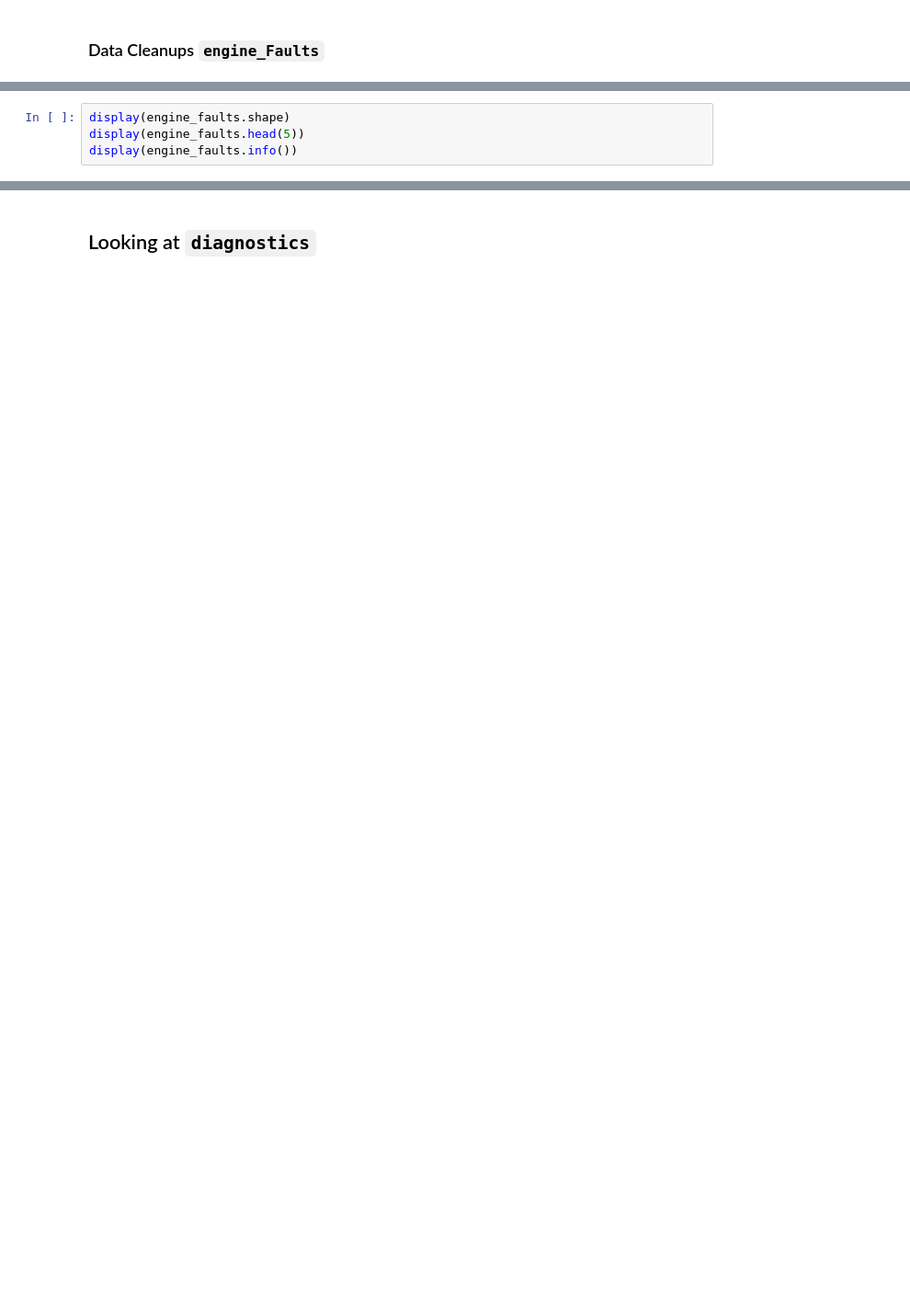
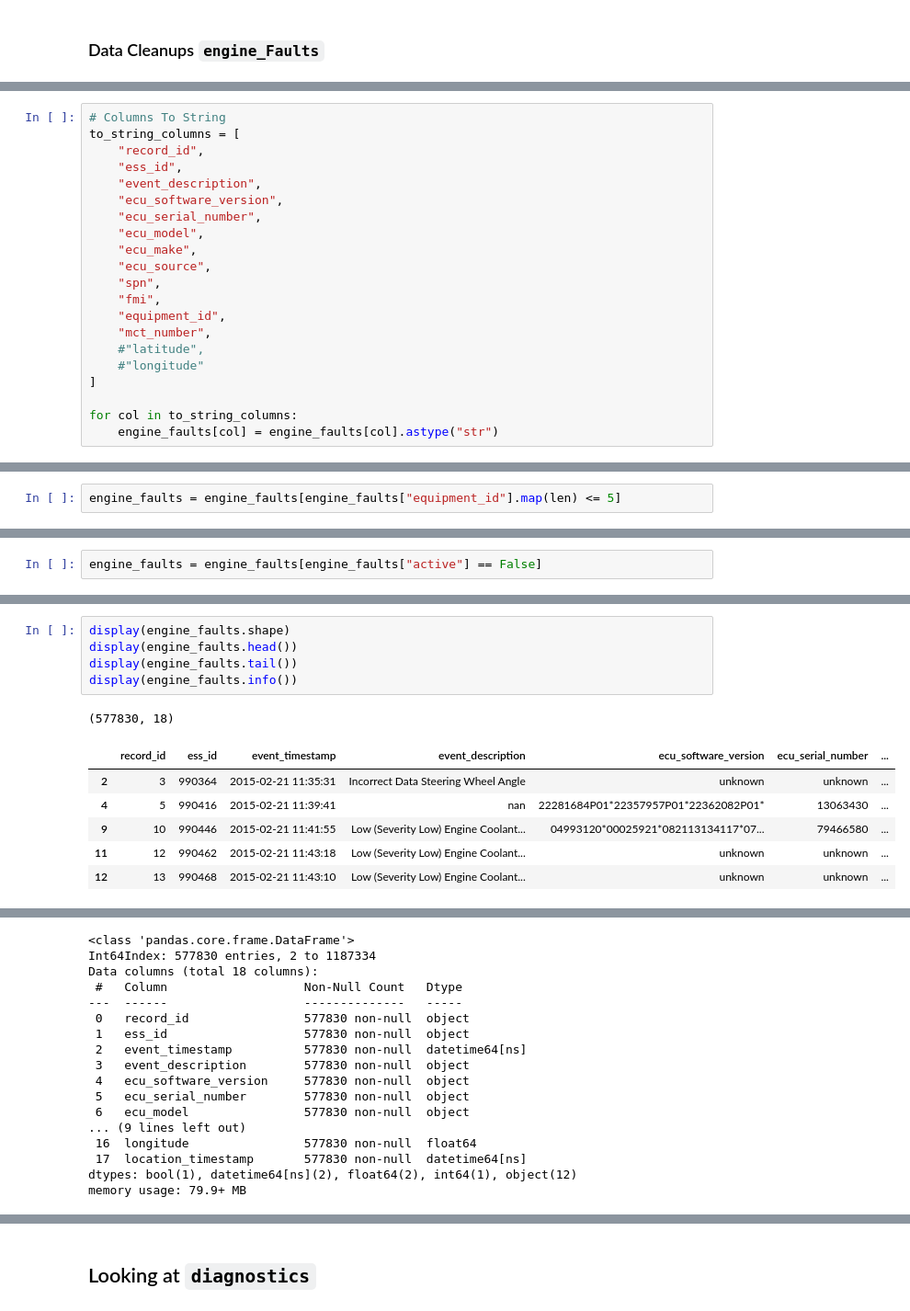
Before and after one commit to dailyp/big_g_express-go_big_g, a Jupyter notebook: notebooks/Data-Exploration.ipynb, the cells around one changed output, grey strips where cells are left out. Shown at 92% size. Cells and saved outputs as stored; diff of their text form; blank space fills up the shorter version.

```diff
--- a/notebooks/Data-Exploration.ipynb
+++ b/notebooks/Data-Exploration.ipynb
@@ -117,0 +121,21 @@ display(engine_faults.info())
+# %%
+# Columns To String
+to_string_columns = [
+    "record_id",
+    "ess_id",
+    "event_description",
+    "ecu_software_version",
+    "ecu_serial_number",
+    "ecu_model",
+    "ecu_make",
+    "ecu_source",
+    "spn",
+    "fmi",
+    "equipment_id",
+    "mct_number",
+    #"latitude",
+    #"longitude"
+]
+
+for col in to_string_columns:
+    engine_faults[col] = engine_faults[col].astype("str")
@@ -172,0 +163,2 @@ engine_faults["location_timestamp"] = engine_faults["location_timestamp"].astype
+# %%
+engine_faults = engine_faults[engine_faults["equipment_id"].map(len) <= 5]
@@ -172,0 +201,2 @@ engine_faults["location_timestamp"] = engine_faults["location_timestamp"].astype
+# %%
+engine_faults = engine_faults[engine_faults["active"] == False]
@@ -173,4 +210,13 @@ engine_faults["location_timestamp"] = engine_faults["location_timestamp"].astype
 # %%
 display(engine_faults.shape)
-display(engine_faults.head(5))
+display(engine_faults.head())
+display(engine_faults.tail())
 display(engine_faults.info())
+# %% [output]
+(577830, 18)
+|  | record_id | ess_id | event_timestamp | event_description | ecu_software_version | ecu_serial_number | ... |
+| 2 | 3 | 990364 | 2015-02-21 11:35:31 | Incorrect Data Steering Wheel Angle | unknown | unknown | ... |
+| 4 | 5 | 990416 | 2015-02-21 11:39:41 | nan | 22281684P01*22357957P01*22362082P01* | 13063430 | ... |
+| 9 | 10 | 990446 | 2015-02-21 11:41:55 | Low (Severity Low) Engine Coolant... | 04993120*00025921*082113134117*07... | 79466580 | ... |
+| 11 | 12 | 990462 | 2015-02-21 11:43:18 | Low (Severity Low) Engine Coolant... | unknown | unknown | ... |
+| 12 | 13 | 990468 | 2015-02-21 11:43:10 | Low (Severity Low) Engine Coolant... | unknown | unknown | ... |
@@ -176,0 +229,17 @@ display(engine_faults.info())
+<class 'pandas.core.frame.DataFrame'>
+Int64Index: 577830 entries, 2 to 1187334
+Data columns (total 18 columns):
+ #   Column                   Non-Null Count   Dtype
+---  ------                   --------------   -----
+ 0   record_id                577830 non-null  object
+ 1   ess_id                   577830 non-null  object
+ 2   event_timestamp          577830 non-null  datetime64[ns]
+ 3   event_description        577830 non-null  object
+ 4   ecu_software_version     577830 non-null  object
+ 5   ecu_serial_number        577830 non-null  object
+ 6   ecu_model                577830 non-null  object
+... (9 lines left out)
+ 16  longitude                577830 non-null  float64
+ 17  location_timestamp       577830 non-null  datetime64[ns]
+dtypes: bool(1), datetime64[ns](2), float64(2), int64(1), object(12)
+memory usage: 79.9+ MB
```
Also changed, not shown: parts of 46 cells of this notebook.
